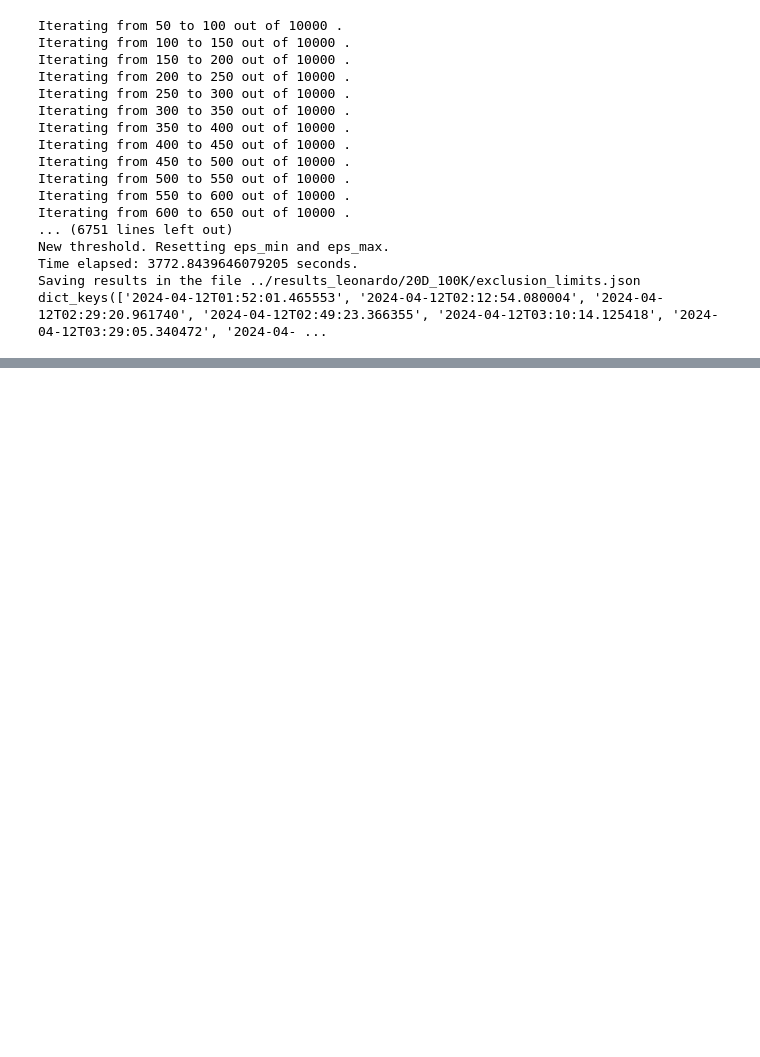
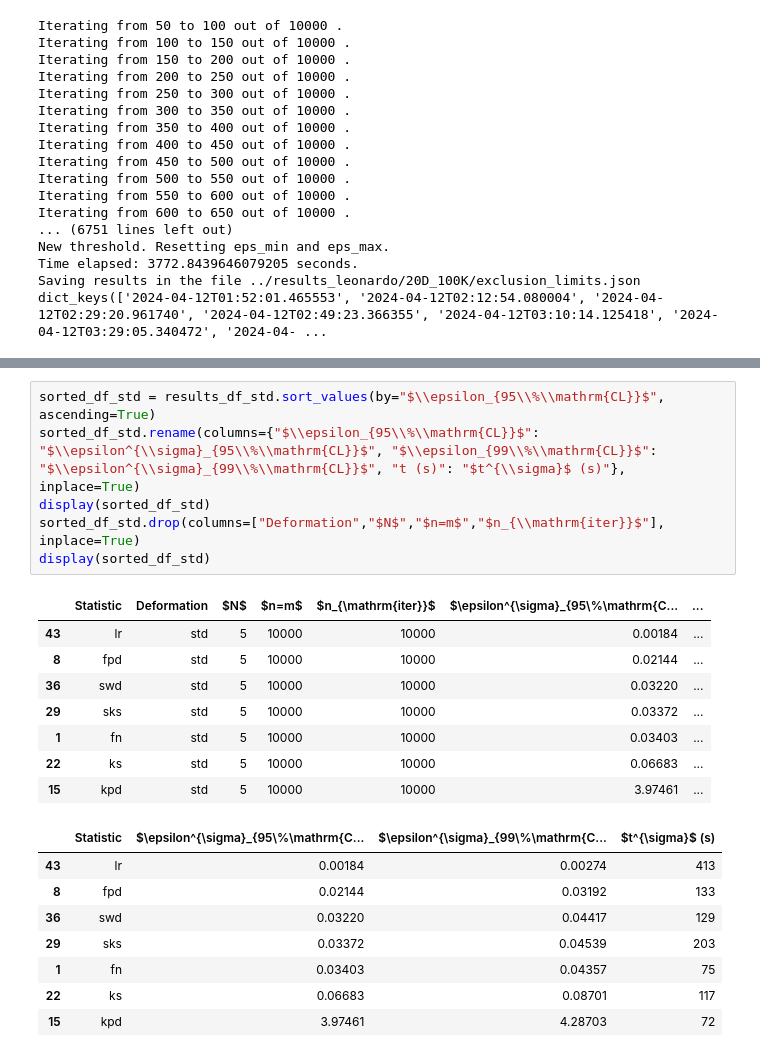
Before and after one commit to TwoSampleTests/GenerativeModelsMetrics, a Jupyter notebook: notebooks/Analysis_20D_unimodal_leo100.ipynb, the cells around one changed output, grey strips where cells are left out. Saved outputs shown, nothing was run; the diff lists cells and outputs as text; blank space fills up the shorter version.

```diff
--- a/notebooks/Analysis_20D_unimodal_leo100.ipynb
+++ b/notebooks/Analysis_20D_unimodal_leo100.ipynb
@@ -838,0 +871,23 @@ dict_keys(['2024-04-12T01:52:01.465553', '2024-04-12T02:12:54.080004', '2024-04-
+# %%
+sorted_df_std = results_df_std.sort_values(by="$\\epsilon_{95\\%\\mathrm{CL}}$", ascending=True)
+sorted_df_std.rename(columns={"$\\epsilon_{95\\%\\mathrm{CL}}$": "$\\epsilon^{\\sigma}_{95\\%\\mathrm{CL}}$", "$\\epsilon_{99\\%\\mathrm{CL}}$": "$\\epsilon^{\\sigma}_{99\\%\\mathrm{CL}}$", "t (s)": "$t^{\\sigma}$ (s)"}, inplace=True)
+display(sorted_df_std)
+sorted_df_std.drop(columns=["Deformation","$N$","$n=m$","$n_{\\mathrm{iter}}$"], inplace=True)
+display(sorted_df_std)
+# %% [output]
+|  | Statistic | Deformation | $N$ | $n=m$ | $n_{\mathrm{iter}}$ | $\epsilon^{\sigma}_{95\%\mathrm{C... | ... |
+| 43 | lr | std | 5 | 10000 | 10000 | 0.00184 | ... |
+| 8 | fpd | std | 5 | 10000 | 10000 | 0.02144 | ... |
+| 36 | swd | std | 5 | 10000 | 10000 | 0.03220 | ... |
+| 29 | sks | std | 5 | 10000 | 10000 | 0.03372 | ... |
+| 1 | fn | std | 5 | 10000 | 10000 | 0.03403 | ... |
+| 22 | ks | std | 5 | 10000 | 10000 | 0.06683 | ... |
+| 15 | kpd | std | 5 | 10000 | 10000 | 3.97461 | ... |
+|  | Statistic | $\epsilon^{\sigma}_{95\%\mathrm{C... | $\epsilon^{\sigma}_{99\%\mathrm{C... | $t^{\sigma}$ (s) |
+| 43 | lr | 0.00184 | 0.00274 | 413 |
+| 8 | fpd | 0.02144 | 0.03192 | 133 |
+| 36 | swd | 0.03220 | 0.04417 | 129 |
+| 29 | sks | 0.03372 | 0.04539 | 203 |
+| 1 | fn | 0.03403 | 0.04357 | 75 |
+| 22 | ks | 0.06683 | 0.08701 | 117 |
+| 15 | kpd | 3.97461 | 4.28703 | 72 |
```
Also changed, not shown: parts of 16 cells of this notebook, 4 other files.
